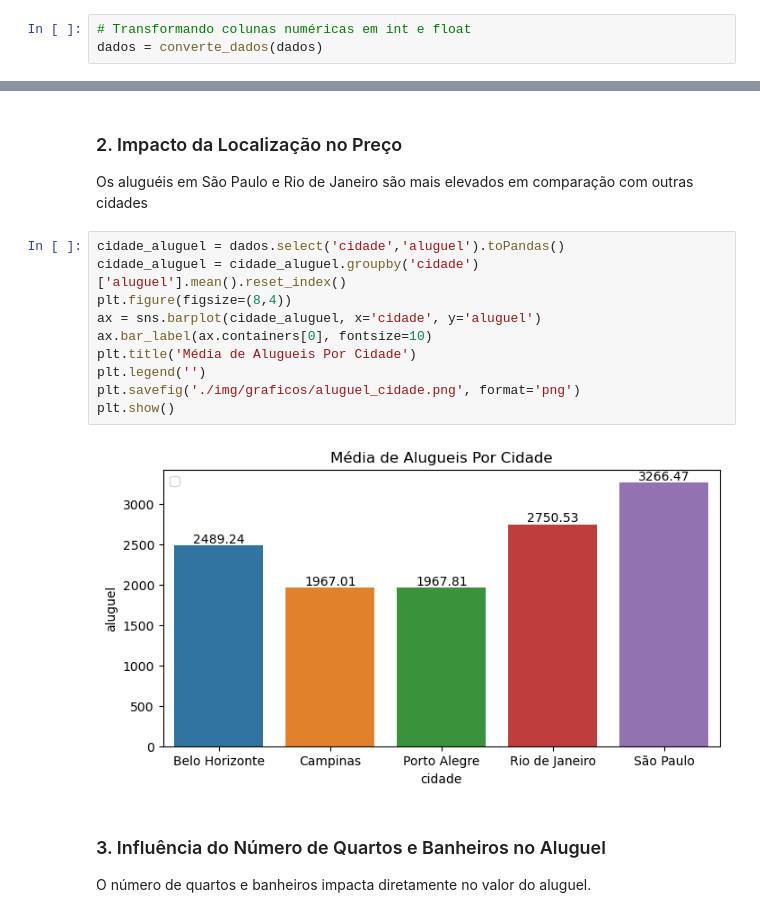
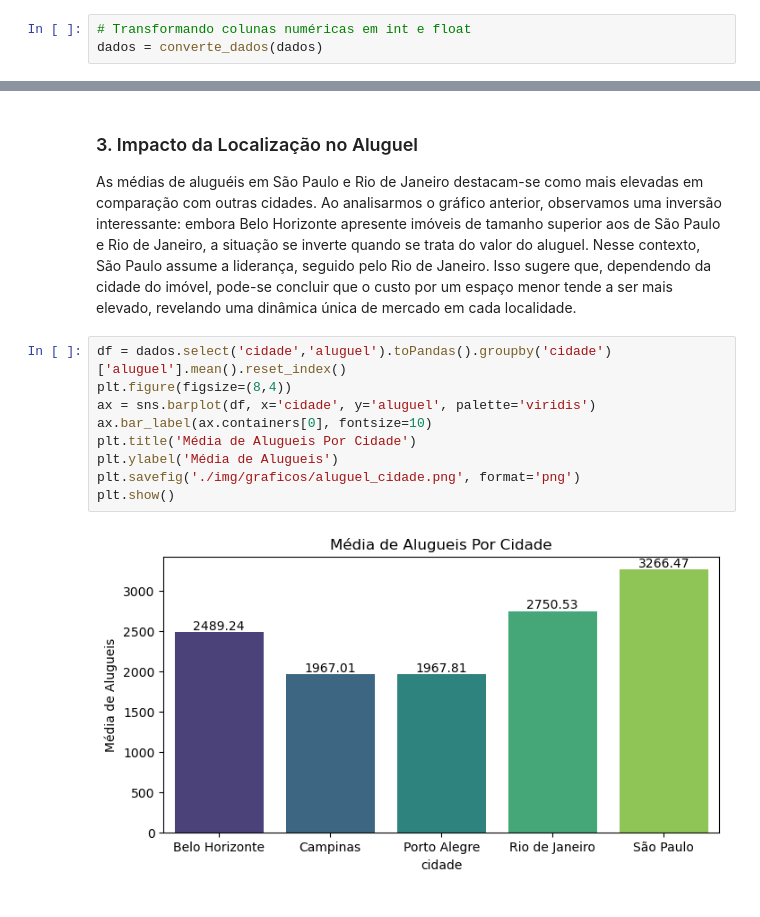
Before and after one commit to alves05/Analise_Previsao_Aluguel_Brasil, a Jupyter notebook: Analise_Previsao_Aluguel_Brasil.ipynb, the cells around one changed output, grey strips where cells are left out. Cells and saved outputs as stored; diff of their text form.

```diff
--- a/Analise_Previsao_Aluguel_Brasil.ipynb
+++ b/Analise_Previsao_Aluguel_Brasil.ipynb
@@ -359,20 +385,15 @@ plt.show()
 # %% [markdown]
-<h3>2. Impacto da Localização no Preço</h3>
+<h3>3. Impacto da Localização no Aluguel</h3>
 
-Os aluguéis em São Paulo e Rio de Janeiro são mais elevados em comparação com outras cidades
+As médias de aluguéis em São Paulo e Rio de Janeiro destacam-se como mais elevadas em comparação com outras cidades. Ao analisarmos o gráfico anterior, observamos uma inversão interessante: embora Belo Horizonte apresente imóveis de tamanho superior aos de São Paulo e Rio de Janeiro, a situação se inverte quando se trata do valor do aluguel. Nesse contexto, São Paulo assume a liderança, seguido pelo Rio de Janeiro. Isso sugere que, dependendo da cidade do imóvel, pode-se concluir que o custo por um espaço menor tende a ser mais elevado, revelando uma dinâmica única de mercado em cada localidade.
 # %%
-cidade_aluguel = dados.select('cidade','aluguel').toPandas()
-cidade_aluguel = cidade_aluguel.groupby('cidade')['aluguel'].mean().reset_index()
+df = dados.select('cidade','aluguel').toPandas().groupby('cidade')['aluguel'].mean().reset_index()
 plt.figure(figsize=(8,4))
-ax = sns.barplot(cidade_aluguel, x='cidade', y='aluguel')
+ax = sns.barplot(df, x='cidade', y='aluguel', palette='viridis')
 ax.bar_label(ax.containers[0], fontsize=10)
 plt.title('Média de Alugueis Por Cidade')
-plt.legend('')
+plt.ylabel('Média de Alugueis')
 plt.savefig('./img/graficos/aluguel_cidade.png', format='png')
 plt.show()
 # %% [output]
-[figure, old version]
+[figure, new version]
-# %% [markdown]
-<h3>3. Influência do Número de Quartos e Banheiros no Aluguel</h3>
-
-O número de quartos e banheiros impacta diretamente no valor do aluguel.
```
Also changed, not shown: parts of 29 cells of this notebook, 12 other files.
